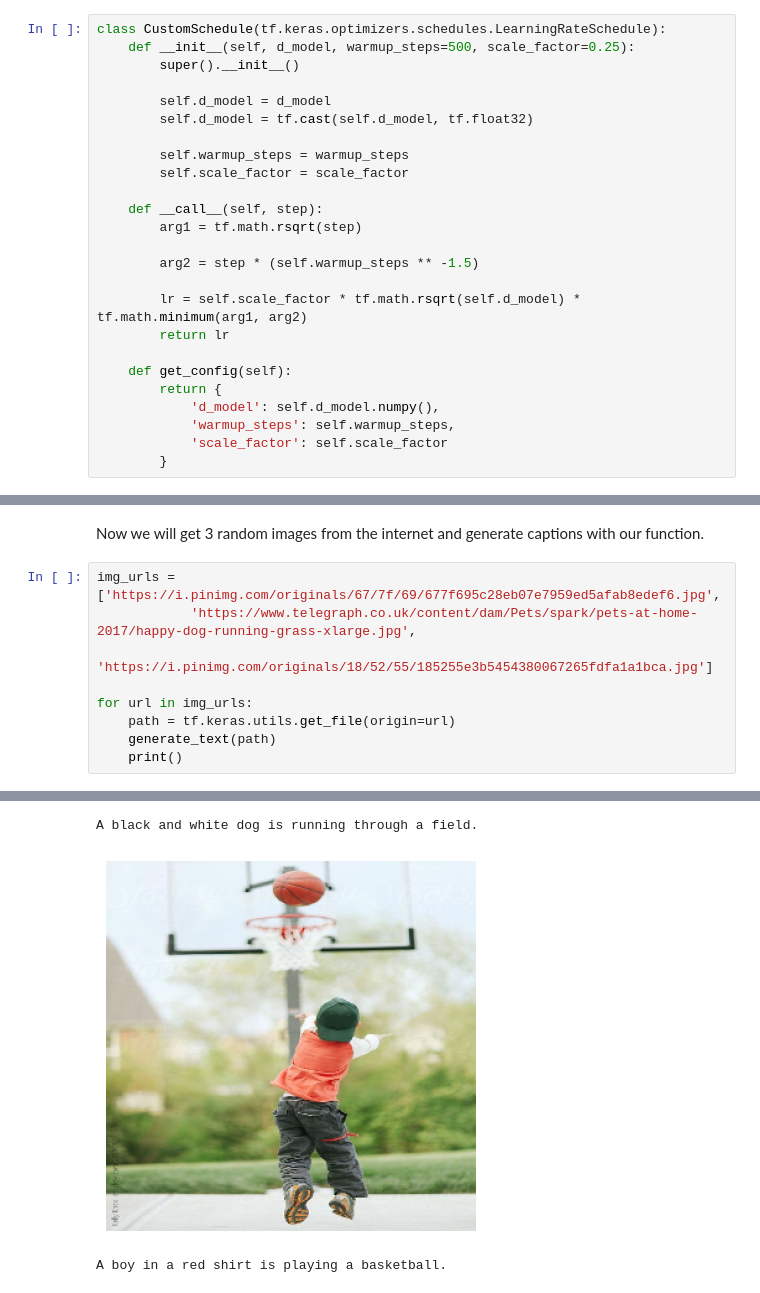
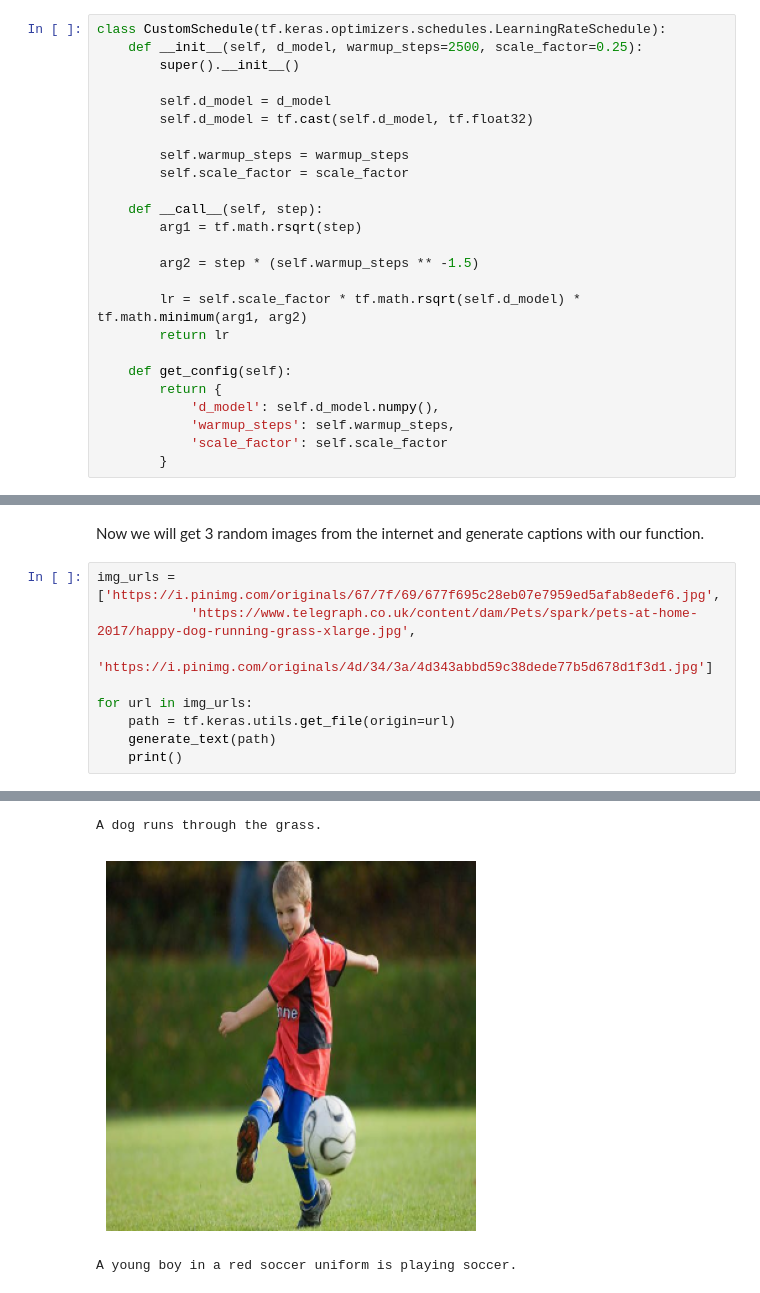
Before and after one commit to danplotkin/Transformer-based-Image-Captioning-From-Scratch-with-TensorFlow, a Jupyter notebook: Image_Captioner.ipynb, the cells around one changed output, grey strips where cells are left out. Saved outputs shown, nothing was run; the diff lists cells and outputs as text.

```diff
--- a/Image_Captioner.ipynb
+++ b/Image_Captioner.ipynb
@@ -656,7 +655,7 @@ $$\Large{lrate = d_{model}^{-0.5} \cdot \min(\text{step}_{\text{num}}^{-0.5}, \t
 Why do we do this? Using a fixed learning rate throughout the training process can be suboptimal. In the early stages of training, when the model parameters are far from their optimal values, a high learning rate can help the model converge more quickly. However, as training progresses and the model gets closer to the optimal parameters, a high learning rate can cause the model to overshoot the optimal values and diverge. A learning rate schedule helps address this problem by reducing the learning rate over time. We will add a scale factor to our formula so the initial learning rate is not too high.
 # %%
 class CustomSchedule(tf.keras.optimizers.schedules.LearningRateSchedule):
-    def __init__(self, d_model, warmup_steps=500, scale_factor=0.25):
+    def __init__(self, d_model, warmup_steps=2500, scale_factor=0.25):
         super().__init__()
 
         self.d_model = d_model
@@ -851,7 +850,7 @@ Now we will get 3 random images from the internet and generate captions with our
 # %%
 img_urls = ['https://i.pinimg.com/originals/67/7f/69/677f695c28eb07e7959ed5afab8edef6.jpg',
             'https://www.telegraph.co.uk/content/dam/Pets/spark/pets-at-home-2017/happy-dog-running-grass-xlarge.jpg',
-            'https://i.pinimg.com/originals/18/52/55/185255e3b5454380067265fdfa1a1bca.jpg']
+            'https://i.pinimg.com/originals/4d/34/3a/4d343abbd59c38dede77b5d678d1f3d1.jpg']
 
 for url in img_urls:
     path = tf.keras.utils.get_file(origin=url)
@@ -863,4 +862,4 @@ A man is jumping a skateboard in the air.
 [figure]
-A black and white dog is running through a field.
+A dog runs through the grass.
-[figure, old version]
+[figure, new version]
-A boy in a red shirt is playing a basketball.
+A young boy in a red soccer uniform is playing soccer.
```
Also changed, not shown: parts of 12 cells of this notebook.
